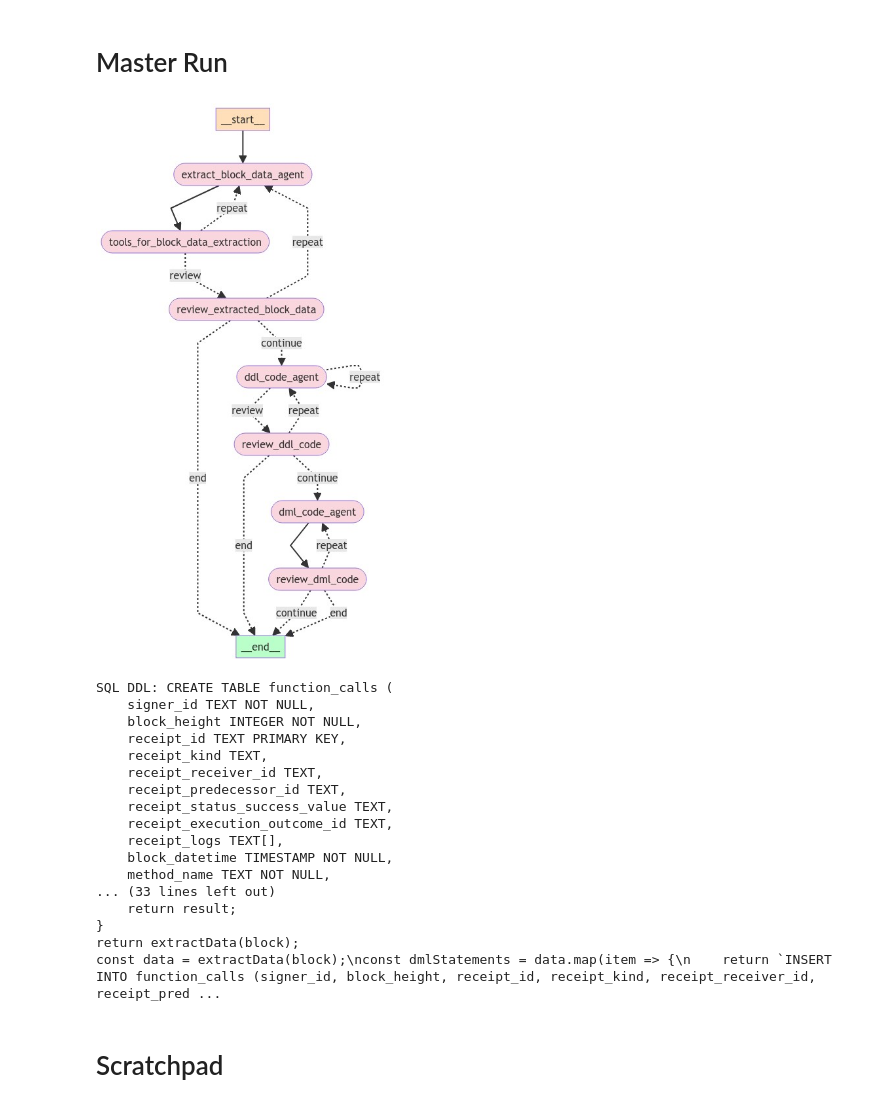
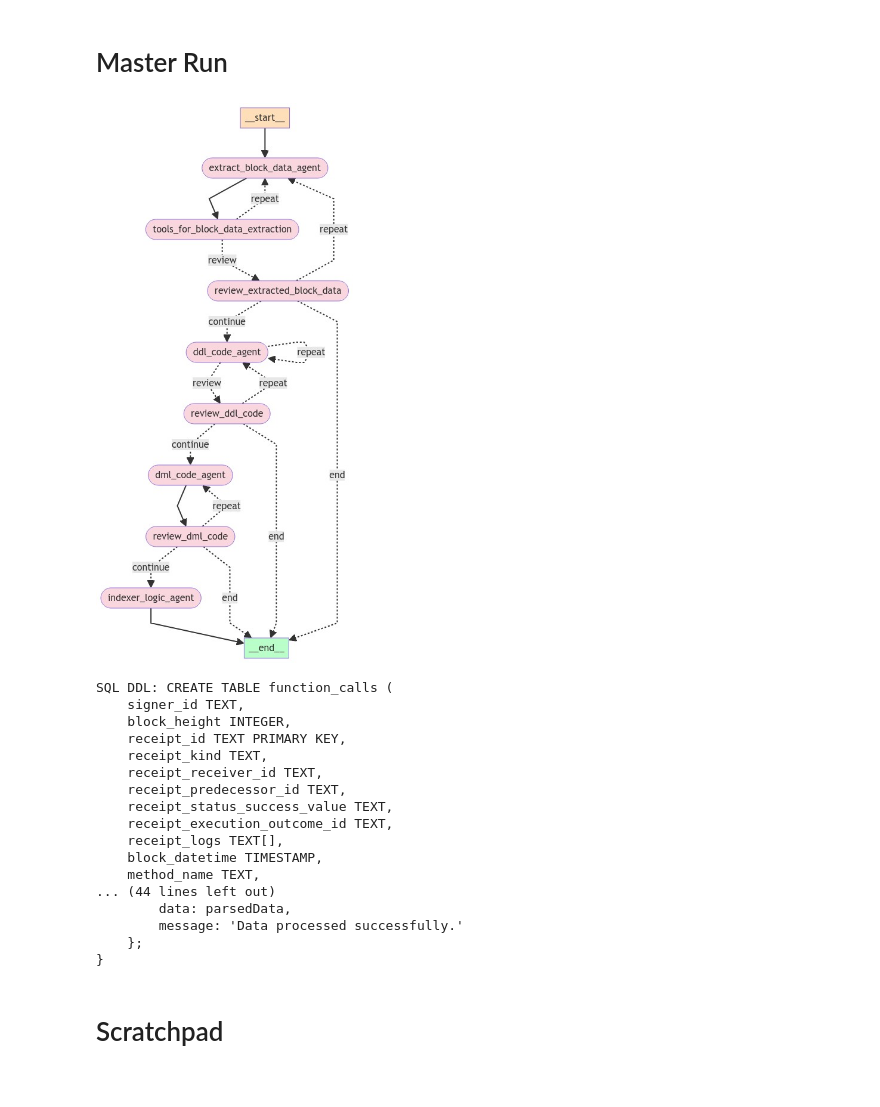
Before and after one commit to near/indexer-agent, a Jupyter notebook: SP_Agent_v1.ipynb, the cells around one changed output. Cells and saved outputs as stored; diff of their text form; code cells hidden in the pictures.

Commit message:
Added IndexerLogicAgent, print statements at each agent step, and sample indexer code

```diff
--- a/SP_Agent_v1.ipynb
+++ b/SP_Agent_v1.ipynb
@@ -34,43 +34,44 @@ os.environ["LANGCHAIN_PROJECT"] = os.getenv("LANGCHAIN_PROJECT")
 # %%
 from graph.master_graph import create_graph
 from langchain_core.messages import HumanMessage
 
 question = """
     Extract all FunctionCalls where receiverId is 'app.nearcrowd.near'. For each function call, I need signerId, block height, receiptId, block datetime, methodName.
     Also add all fields from args that are decoded from base64-encoded JSON. I only need actions for successful receipts.
     Use block height 119688212 for parsing the JS code, and only pull data from the last 1 day.
     """
 
 inputs = {
     "messages":[HumanMessage(content=question)],
     "block_schema": "",
     "block_heights":[], # TO DO: Add in block height logging
     "js_code":"",
     "ddl_code":"",
     "dml_code": "",
+    "indexer_logic":"",
     "iterations": 0,
     "error":"",
     "should_continue": False,
     }
 
 workflow = create_graph()
 app = workflow.compile()
 display(Image(app.get_graph(xray=True).draw_mermaid_png()))
 
 result = app.invoke(inputs)
 # %% [output]
-[figure, old version]
+[figure, new version]
 # %%
 ddl_code = result['ddl_code']
 js_code = result['js_code']
 dml_code = result['dml_code']
+indexer_logic = result['indexer_logic'].replace("\\n","\n")
 print(f'SQL DDL: {ddl_code}')
-print(f'JS Code: {js_code}')
-print(dml_code)
+print(f'Indexer Logic: {indexer_logic}')
 # %% [output]
 SQL DDL: CREATE TABLE function_calls (
-    signer_id TEXT NOT NULL,
-    block_height INTEGER NOT NULL,
+    signer_id TEXT,
+    block_height INTEGER,
     receipt_id TEXT PRIMARY KEY,
     receipt_kind TEXT,
     receipt_receiver_id TEXT,
@@ -78,13 +79,13 @@ SQL DDL: CREATE TABLE function_calls (
     receipt_status_success_value TEXT,
     receipt_execution_outcome_id TEXT,
     receipt_logs TEXT[],
-    block_datetime TIMESTAMP NOT NULL,
-    method_name TEXT NOT NULL,
-... (33 lines left out)
-    return result;
+    block_datetime TIMESTAMP,
+    method_name TEXT,
+... (44 lines left out)
+        data: parsedData,
+        message: 'Data processed successfully.'
+    };
 }
-return extractData(block);
-const data = extractData(block);\nconst dmlStatements = data.map(item => {\n    return `INSERT INTO function_calls (signer_id, block_height, receipt_id, receipt_kind, receipt_receiver_id, receipt_pred ...
 # %% [markdown]
 # Scratchpad
 # %% [markdown]
```
Also changed, not shown: parts of 7 cells of this notebook, 13 other files.
